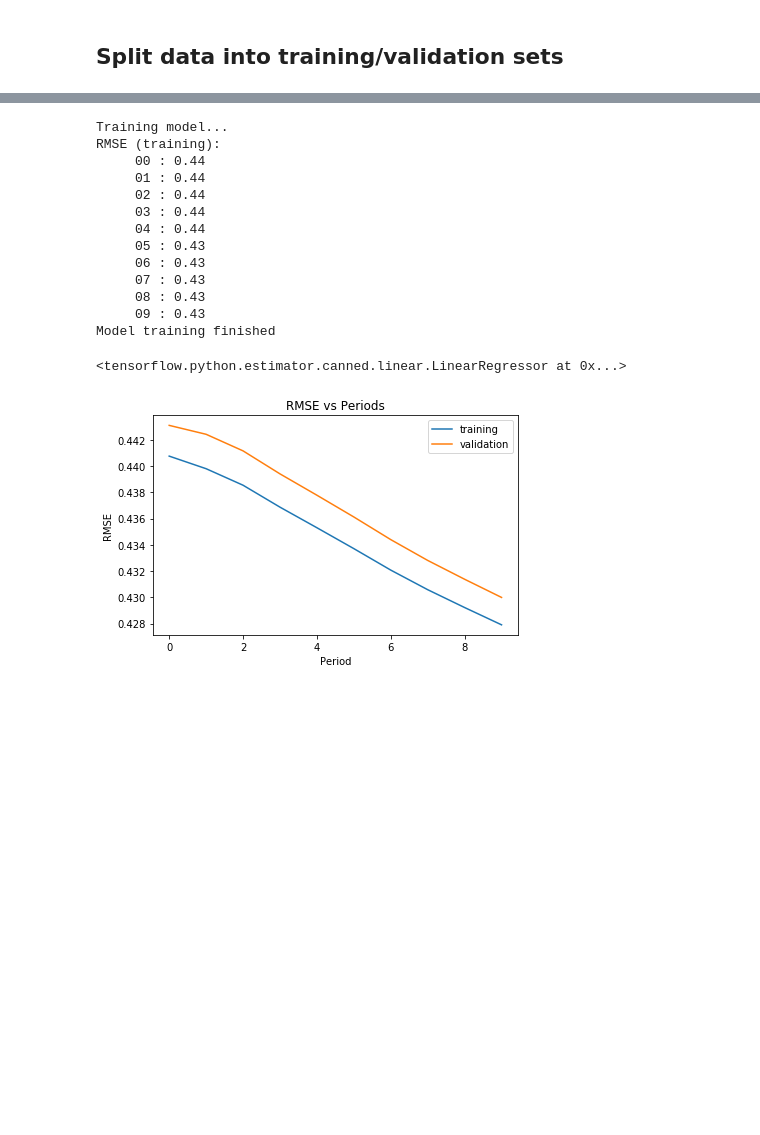
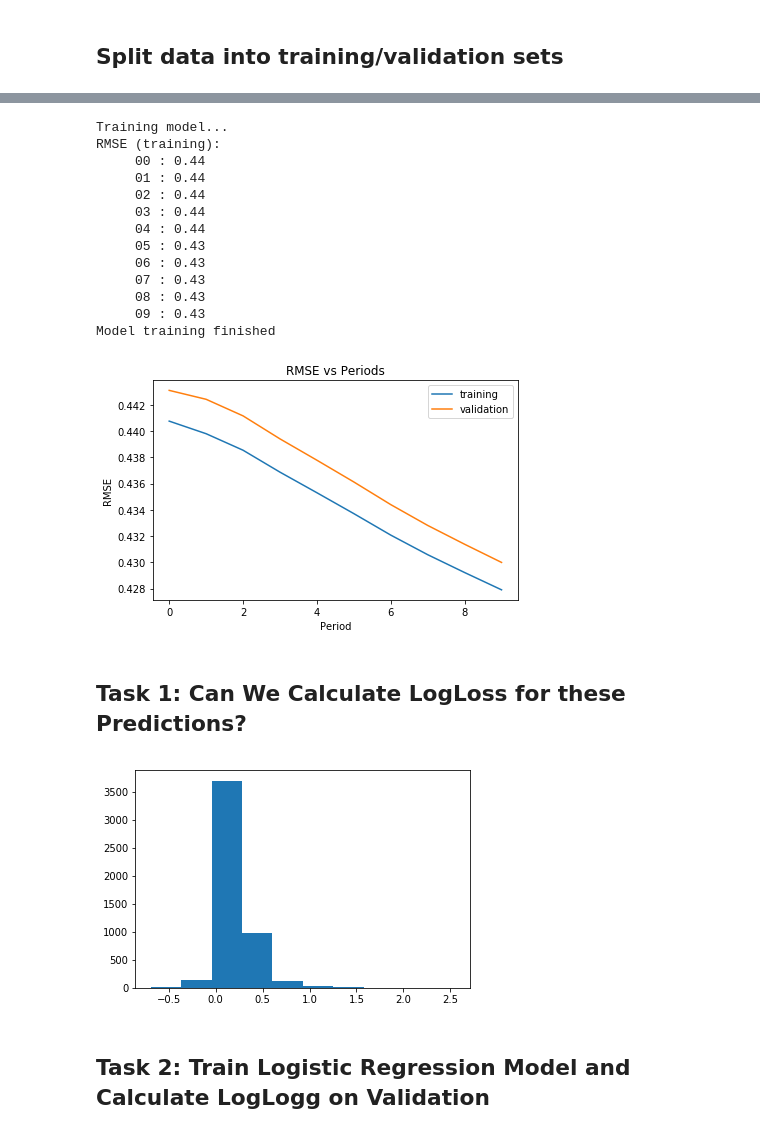
Before and after one commit to AustinSong/ml-crash-course, a Jupyter notebook: programming_exercises/Logistic Regression.ipynb, the cells around one changed output, grey strips where cells are left out. Drawn from its saved outputs; the diff is of its cells as text; code cells hidden in the pictures; blank space fills up the shorter version.

Commit message:
complete task 1 & 2 'Logistic Regression'

```diff
--- a/programming_exercises/Logistic Regression.ipynb
+++ b/programming_exercises/Logistic Regression.ipynb
@@ -234,7 +234,7 @@ def train_linear_regresor_model(
 
     return linear_regressor
 # %%
-train_linear_regresor_model(
+linear_regressor = train_linear_regresor_model(
     learning_rate=.000001,
     steps=200,
     batch_size=20,
@@ -256,5 +256,26 @@ RMSE (training):
      08 : 0.43
      09 : 0.43
 Model training finished
-<tensorflow.python.estimator.canned.linear.LinearRegressor at 0x...>
 [figure]
+# %% [markdown]
+## Task 1: Can We Calculate LogLoss for these Predictions?
+# %%
+def visualize_predictions():
+    """
+    Plot a histogram for validation
+    """
+    predict_validation_input_fn = lambda: my_input_fn(validation_examples,
+                                                      validation_targets["median_house_value_is_high"],
+                                                      num_epochs=1,
+                                                      shuffle=False)
+
+    validation_predictions = linear_regressor.predict(input_fn=predict_validation_input_fn)
+    validation_predictions = np.array([item['predictions'][0] for item in validation_predictions])
+
+    _ = plt.hist(validation_predictions)
+# %%
+visualize_predictions()
+# %% [output]
+[figure, added]
+# %% [markdown]
+## Task 2: Train Logistic Regression Model and Calculate LogLogg on Validation
```
Also changed, not shown: parts of 3 cells of this notebook.
